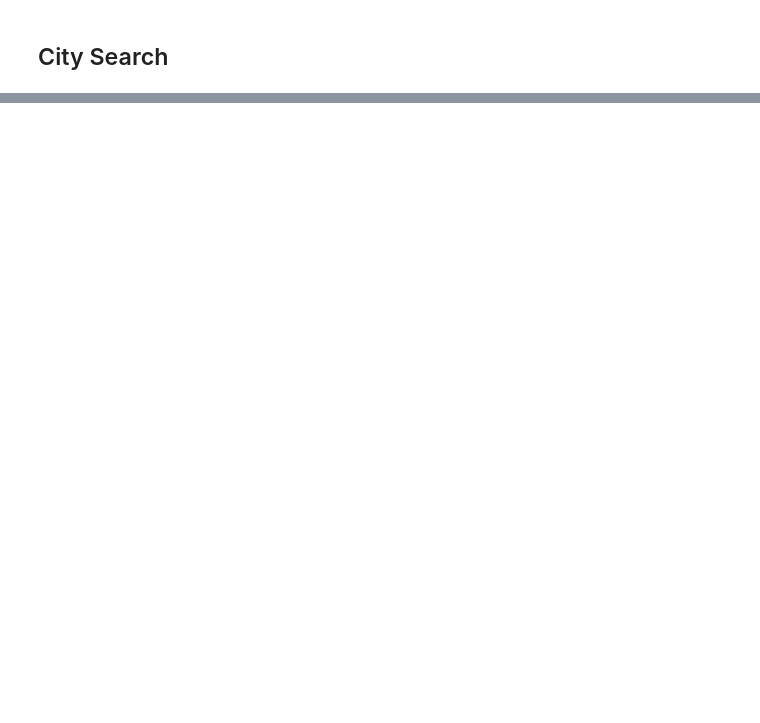
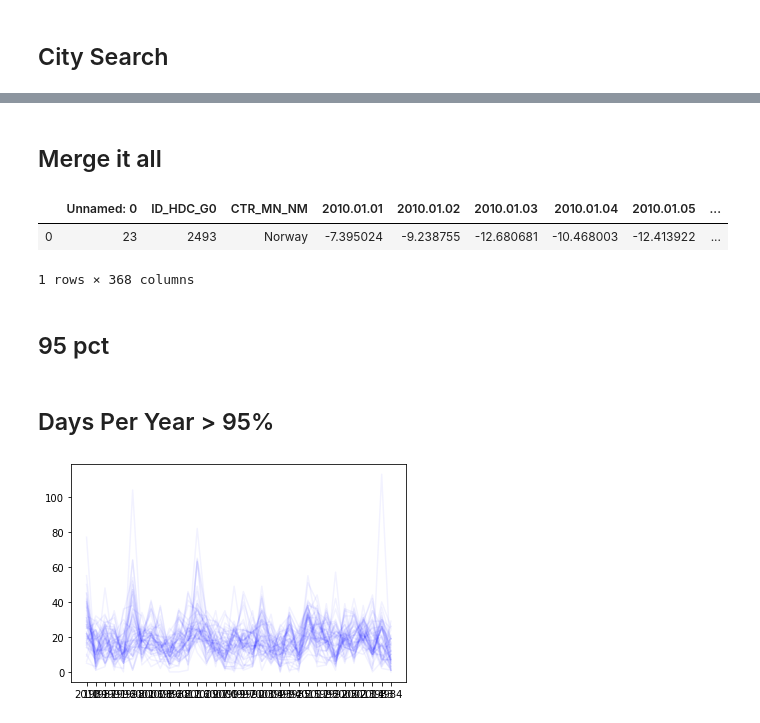
Before and after one commit to ecohydro/GlobalUrbanHeat, a Jupyter notebook: Notebooks/Cascade_Scratch/cpt_Search.ipynb, the cells around one changed output, grey strips where cells are left out. Drawn from its saved outputs; the diff is of its cells as text; code cells hidden in the pictures; blank space fills up the shorter version.

Commit message:
Search is rough but good

```diff
--- a/Notebooks/Cascade_Scratch/cpt_Search.ipynb
+++ b/Notebooks/Cascade_Scratch/cpt_Search.ipynb
@@ -121,0 +175,2 @@ def search():
+# %% [markdown]
+## Merge it all
@@ -121,0 +179,6 @@ def search():
+# %%
+pd.read_csv(fn_list[0]).head(1)
+# %% [output]
+|  | Unnamed: 0 | ID_HDC_G0 | CTR_MN_NM | 2010.01.01 | 2010.01.02 | 2010.01.03 | 2010.01.04 | 2010.01.05 | ... |
+| 0 | 23 | 2493 | Norway | -7.395024 | -9.238755 | -12.680681 | -10.468003 | -12.413922 | ... |
+1 rows × 368 columns
@@ -121,0 +193,2 @@ def search():
+# %% [markdown]
+## 95 pct
@@ -121,0 +200,13 @@ def search():
+# %%
+q95_df = pd.DataFrame()
+q95_df['ID_HDC_G0'] = pd.read_csv(fn_list[0])['ID_HDC_G0']
+q95_df['q95'] = q95
+# %%
+# open C40 cities & Merge
+ids_fn = DATA_PATH+'interim/ghs-c40.csv'
+ids_df = pd.read_csv(ids_fn)#.drop('Unnamed: 0')
+
+q95_df = q95_df.merge(ids_df, on = 'ID_HDC_G0', how = 'inner')
+q95_df = q95_df.drop(columns = 'Unnamed: 0')
+# %% [markdown]
+## Days Per Year > 95%
@@ -121,0 +281,15 @@ def search():
+# %%
+q95_list = list(zip(list(q95_df['ID_HDC_G0']),list(q95_df['q95'])))
+# %%
+df_days = q95_search(q95_list)
+# %%
+ids_list = list(ids_df['ID_HDC_G0'])
+
+for ids in ids100:
+    data = df_days[df_days['ID_HDC_G0'] == ids]
+
+    x = data['year']
+    y = data['q95_days']
+    plt.plot(x,y, alpha = 0.05, color = 'blue')
+# %% [output]
+[figure, added]
```
Also changed, not shown: parts of 27 cells of this notebook.
